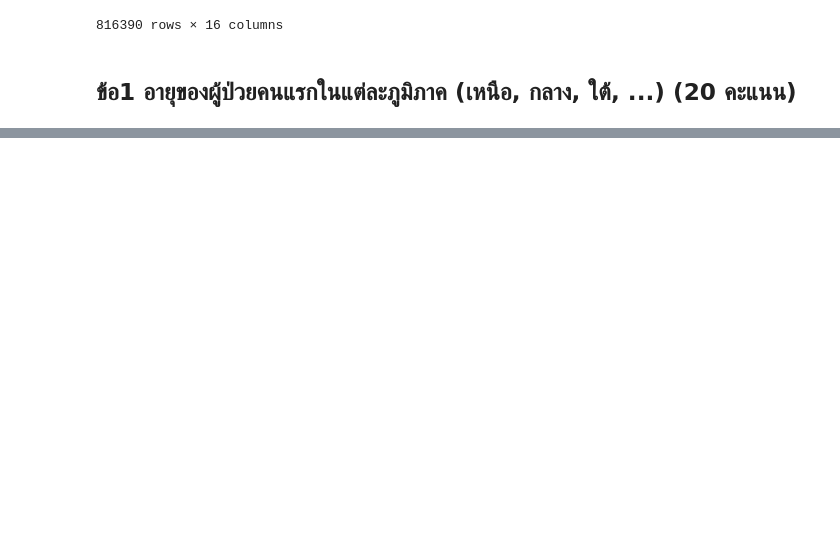
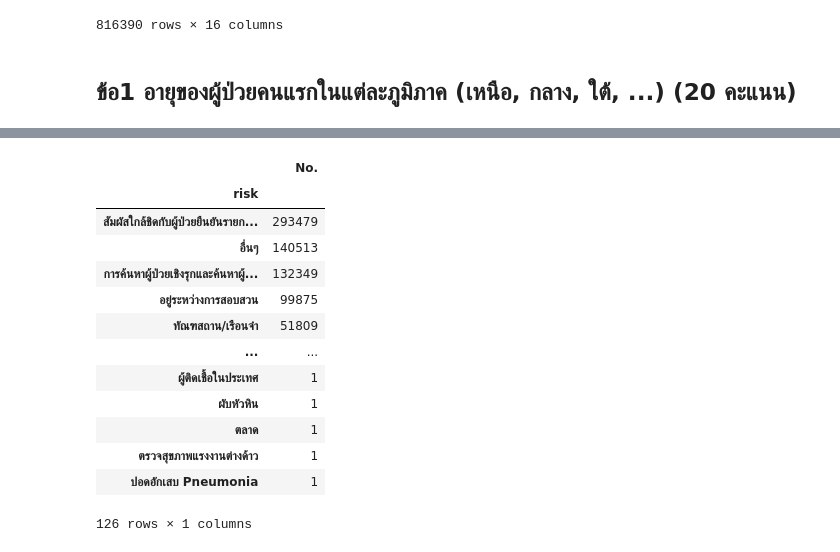
Before and after one commit to BooEiEi/data_viz_2022, a Jupyter notebook: BasicPython&DataViz_midterm2022.ipynb, the cells around one changed output, grey strips where cells are left out. Drawn from its saved outputs; the diff is of its cells as text; code cells hidden in the pictures; blank space fills up the shorter version.

```diff
--- a/BasicPython&DataViz_midterm2022.ipynb
+++ b/BasicPython&DataViz_midterm2022.ipynb
@@ -344,0 +304,2 @@ data_df1.groupby('province_of_onset').mean() ##ข้อ4
+# %%
+data33 = data1[['No.','announce_date','Notified date','sex','age','Unit','nationality','province_of_isolation','risk','province_of_onset','district_of_onset','จังหวัด','5 ภูมิภาค (การท่องเที่ยว)']]
@@ -344,0 +524,17 @@ data_df1.groupby('province_of_onset').mean() ##ข้อ4
+# %%
+data33.groupby('risk')[['No.']].count().sort_values('No.',ascending=False)
+# %% [output]
+|  | No. |
+| risk |  |
+| สัมผัสใกล้ชิดกับผู้ป่วยยืนยันรายก... | 293479 |
+| อื่นๆ | 140513 |
+| การค้นหาผู้ป่วยเชิงรุกและค้นหาผู้... | 132349 |
+| อยู่ระหว่างการสอบสวน | 99875 |
+| ทัณฑสถาน/เรือนจำ | 51809 |
+| ... | ... |
+| ผู้ติดเชื้อในประเทศ | 1 |
+| ผับหัวหิน | 1 |
+| ตลาด | 1 |
+| ตรวจสุขภาพแรงงานต่างด้าว | 1 |
+| ปอดอักเสบ Pneumonia | 1 |
+126 rows × 1 columns
```
Also changed, not shown: parts of 63 cells of this notebook.
